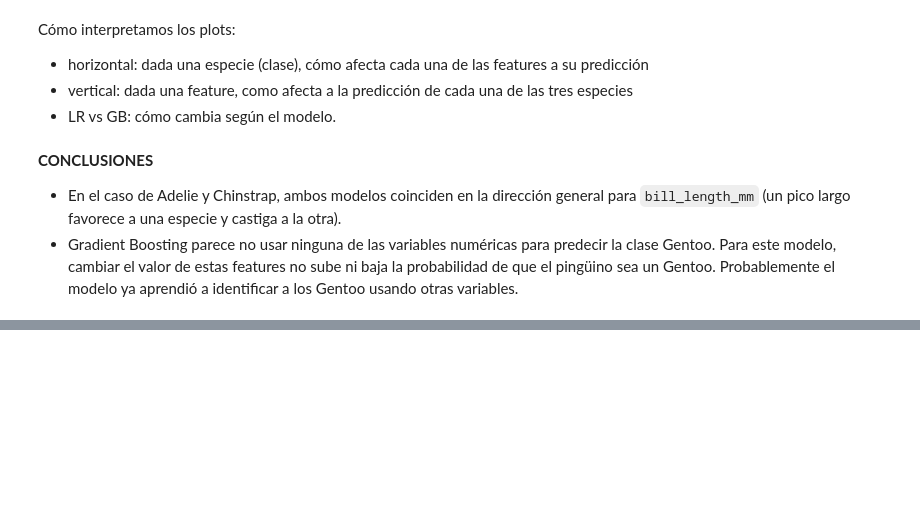
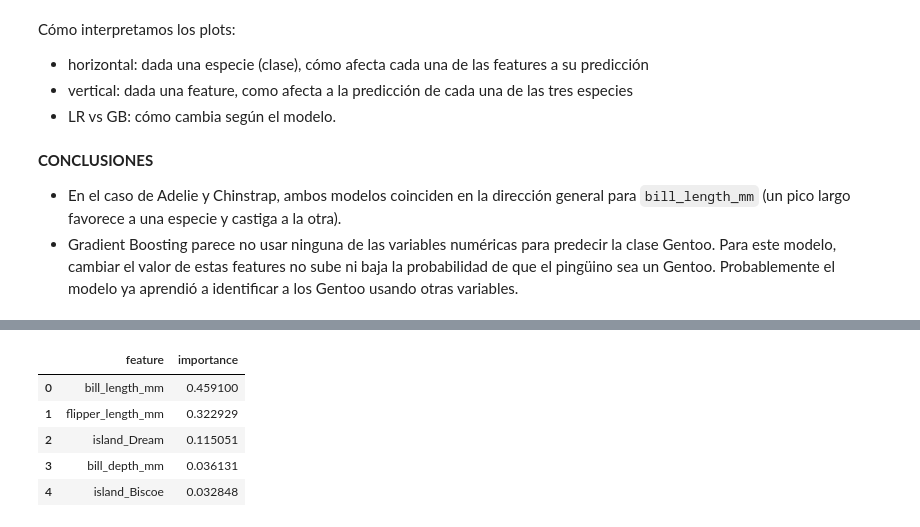
Before and after one commit to FIUBA-Posgrado-Inteligencia-Artificial/CEIA_Analisis_de_datos_II, a Jupyter notebook: notebooks/clase_01_c_XAI_global_clasificacion_multiclase.ipynb, the cells around one changed output, grey strips where cells are left out. Cells and saved outputs as stored; diff of their text form; code cells hidden in the pictures; blank space fills up the shorter version.

```diff
--- a/notebooks/clase_01_c_XAI_global_clasificacion_multiclase.ipynb
+++ b/notebooks/clase_01_c_XAI_global_clasificacion_multiclase.ipynb
@@ -451,0 +457,17 @@ Cómo interpretamos los plots:
+# %%
+fi = (
+    pd.DataFrame({
+        "feature": feature_names_clean,
+        "importance": gb.feature_importances_
+    })
+    .sort_values("importance", ascending=False)
+    .reset_index(drop=True)
+)
+fi[:5]
+# %% [output]
+|  | feature | importance |
+| 0 | bill_length_mm | 0.459100 |
+| 1 | flipper_length_mm | 0.322929 |
+| 2 | island_Dream | 0.115051 |
+| 3 | bill_depth_mm | 0.036131 |
+| 4 | island_Biscoe | 0.032848 |
```
Also changed, not shown: parts of 20 cells of this notebook, 3 other files.
